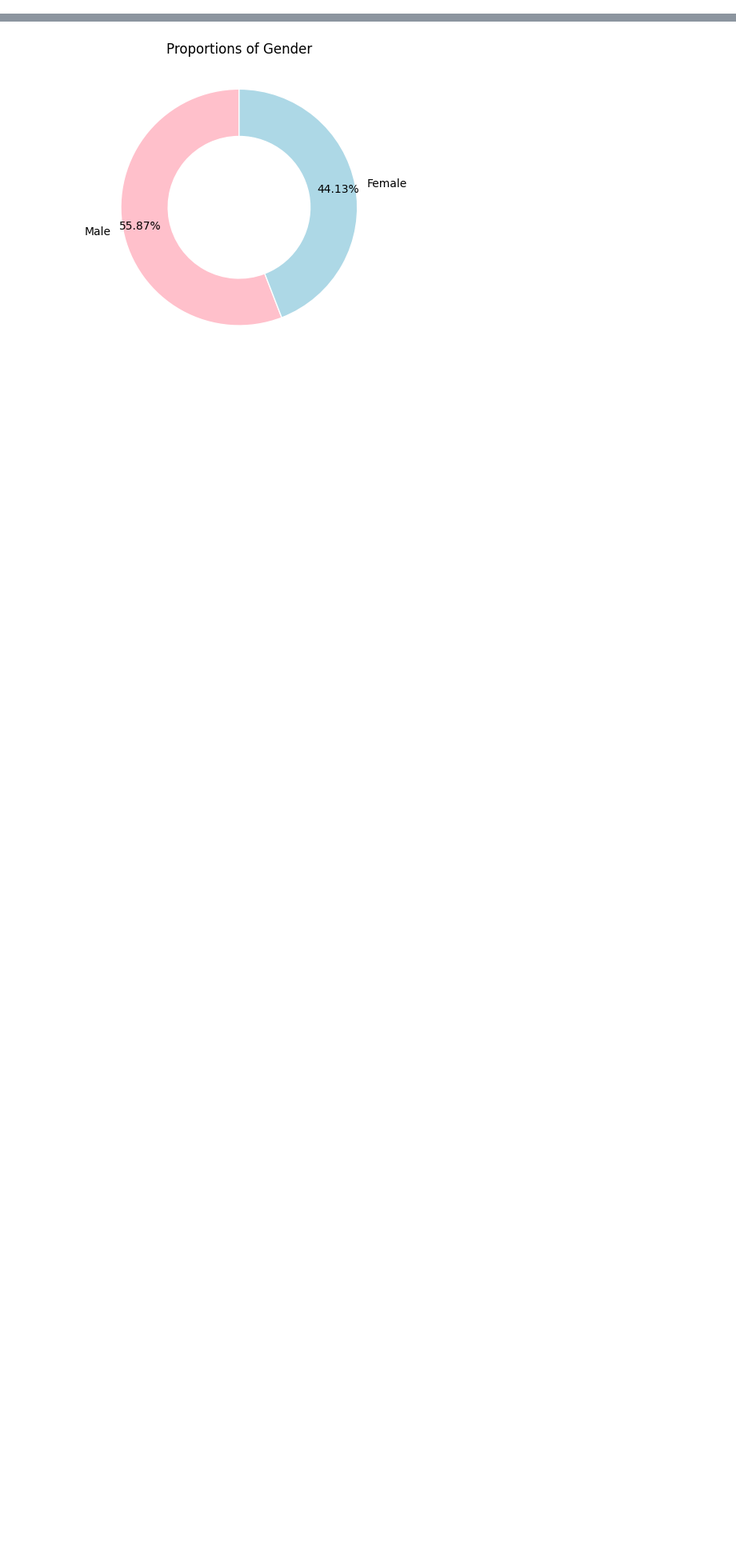
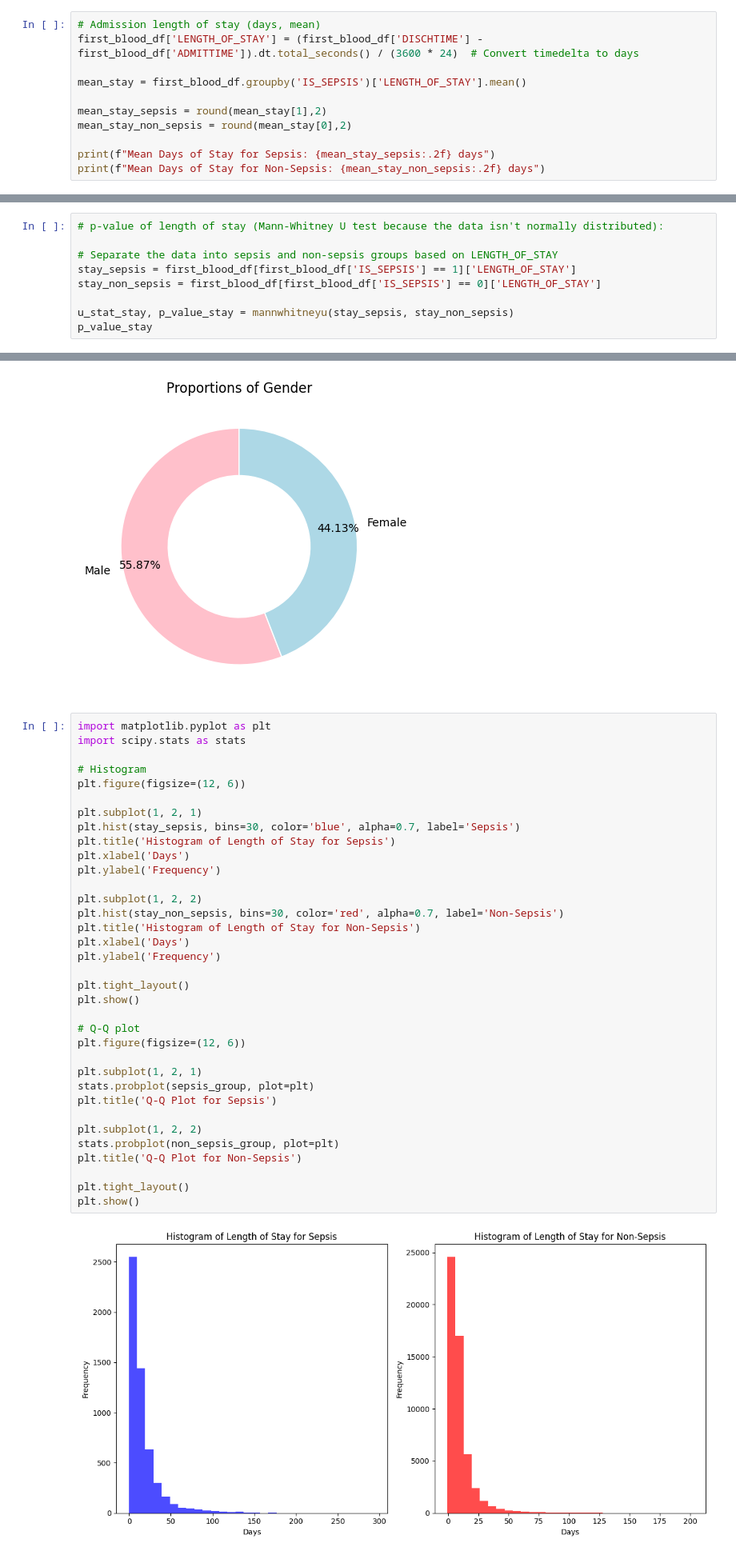
Before and after one commit to 23233408/CAPSTONE, a Jupyter notebook: Amy Hung/Demographic_stat.ipynb, the cells around one changed output, grey strips where cells are left out. Shown at 80% size. Saved outputs shown, nothing was run; the diff lists cells and outputs as text; blank space fills up the shorter version.

Commit message:
add days_of_stay

```diff
--- a/Amy Hung/Demographic_stat.ipynb
+++ b/Amy Hung/Demographic_stat.ipynb
@@ -448,0 +433,11 @@ Mean Time for First Blood Test for Non-Sepsis: 2.41 hours
+# %%
+# Admission length of stay (days, mean)
+first_blood_df['LENGTH_OF_STAY'] = (first_blood_df['DISCHTIME'] - first_blood_df['ADMITTIME']).dt.total_seconds() / (3600 * 24)  # Convert timedelta to days
+
+mean_stay = first_blood_df.groupby('IS_SEPSIS')['LENGTH_OF_STAY'].mean()
+
+mean_stay_sepsis = round(mean_stay[1],2)
+mean_stay_non_sepsis = round(mean_stay[0],2)
+
+print(f"Mean Days of Stay for Sepsis: {mean_stay_sepsis:.2f} days")
+print(f"Mean Days of Stay for Non-Sepsis: {mean_stay_non_sepsis:.2f} days")
@@ -448,0 +447,9 @@ Mean Time for First Blood Test for Non-Sepsis: 2.41 hours
+# %%
+# p-value of length of stay (Mann-Whitney U test because the data isn't normally distributed):
+
+# Separate the data into sepsis and non-sepsis groups based on LENGTH_OF_STAY
+stay_sepsis = first_blood_df[first_blood_df['IS_SEPSIS'] == 1]['LENGTH_OF_STAY']
+stay_non_sepsis = first_blood_df[first_blood_df['IS_SEPSIS'] == 0]['LENGTH_OF_STAY']
+
+u_stat_stay, p_value_stay = mannwhitneyu(stay_sepsis, stay_non_sepsis)
+p_value_stay
@@ -742,3 +791,40 @@ gender_fig_donut.gca().add_artist(centre_circle)
 plt.show()
 # %% [output]
 [figure]
+# %%
+import matplotlib.pyplot as plt
+import scipy.stats as stats
+
+# Histogram
+plt.figure(figsize=(12, 6))
+
+plt.subplot(1, 2, 1)
+plt.hist(stay_sepsis, bins=30, color='blue', alpha=0.7, label='Sepsis')
+plt.title('Histogram of Length of Stay for Sepsis')
+plt.xlabel('Days')
+plt.ylabel('Frequency')
+
+plt.subplot(1, 2, 2)
+plt.hist(stay_non_sepsis, bins=30, color='red', alpha=0.7, label='Non-Sepsis')
+plt.title('Histogram of Length of Stay for Non-Sepsis')
+plt.xlabel('Days')
+plt.ylabel('Frequency')
+
+plt.tight_layout()
+plt.show()
+
+# Q-Q plot
+plt.figure(figsize=(12, 6))
+
+plt.subplot(1, 2, 1)
+stats.probplot(sepsis_group, plot=plt)
+plt.title('Q-Q Plot for Sepsis')
+
+plt.subplot(1, 2, 2)
+stats.probplot(non_sepsis_group, plot=plt)
+plt.title('Q-Q Plot for Non-Sepsis')
+
+plt.tight_layout()
+plt.show()
+# %% [output]
+[figure, added]
```
Also changed, not shown: parts of 8 cells of this notebook.
